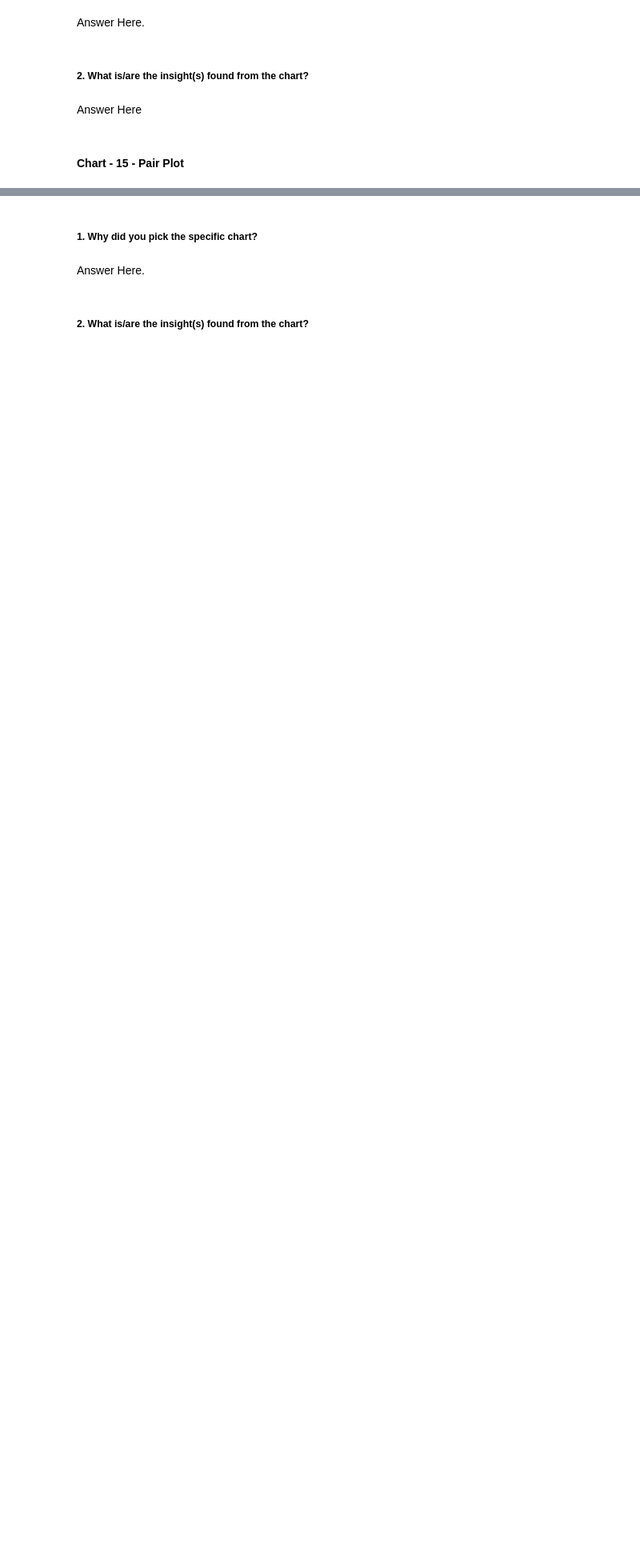
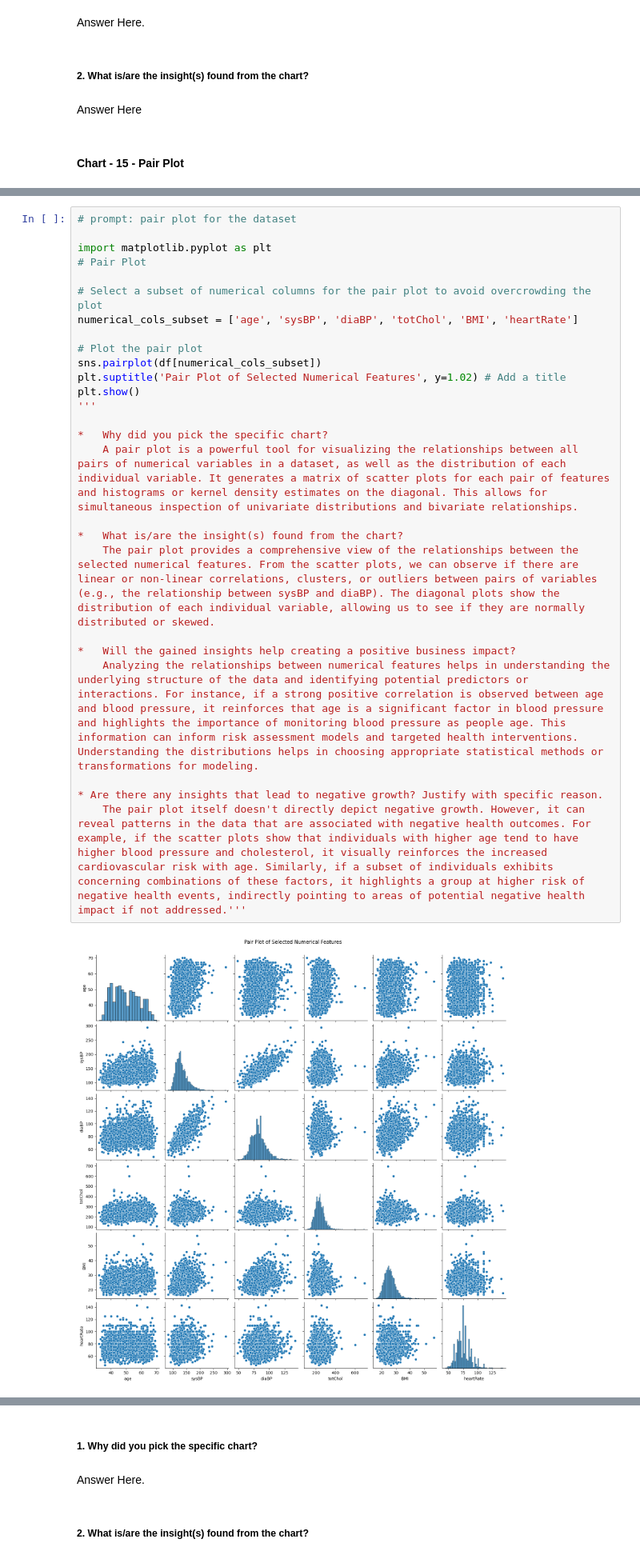
Before and after one commit to akshat-diwan/Classification_Project, a Jupyter notebook: Cardiovascular_Risk_Prediction.ipynb, the cells around one changed output, grey strips where cells are left out. Shown at 80% size. Saved outputs shown, nothing was run; the diff lists cells and outputs as text; blank space fills up the shorter version.

```diff
--- a/Cardiovascular_Risk_Prediction.ipynb
+++ b/Cardiovascular_Risk_Prediction.ipynb
@@ -661,0 +770,28 @@ Answer Here
+# %%
+# prompt: pair plot for the dataset
+
+import matplotlib.pyplot as plt
+# Pair Plot
+
+# Select a subset of numerical columns for the pair plot to avoid overcrowding the plot
+numerical_cols_subset = ['age', 'sysBP', 'diaBP', 'totChol', 'BMI', 'heartRate']
+
+# Plot the pair plot
+sns.pairplot(df[numerical_cols_subset])
+plt.suptitle('Pair Plot of Selected Numerical Features', y=1.02) # Add a title
+plt.show()
+'''
+
+*   Why did you pick the specific chart?
+    A pair plot is a powerful tool for visualizing the relationships between all pairs of numerical variables in a dataset, as well as the distribution of each individual variable. It generates a matrix of scatter plots for each pair of features and histograms or kernel density estimates on the diagonal. This allows for simultaneous inspection of univariate distributions and bivariate relationships.
+
+*   What is/are the insight(s) found from the chart?
+    The pair plot provides a comprehensive view of the relationships between the selected numerical features. From the scatter plots, we can observe if there are linear or non-linear correlations, clusters, or outliers between pairs of variables (e.g., the relationship between sysBP and diaBP). The diagonal plots show the distribution of each individual variable, allowing us to see if they are normally distributed or skewed.
+
+*   Will the gained insights help creating a positive business impact?
+    Analyzing the relationships between numerical features helps in understanding the underlying structure of the data and identifying potential predictors or interactions. For instance, if a strong positive correlation is observed between age and blood pressure, it reinforces that age is a significant factor in blood pressure and highlights the importance of monitoring blood pressure as people age. This information can inform risk assessment models and targeted health interventions. Understanding the distributions helps in choosing appropriate statistical methods or transformations for modeling.
+
+* Are there any insights that lead to negative growth? Justify with specific reason.
+    The pair plot itself doesn't directly depict negative growth. However, it can reveal patterns in the data that are associated with negative health outcomes. For example, if the scatter plots show that individuals with higher age tend to have higher blood pressure and cholesterol, it visually reinforces the increased cardiovascular risk with age. Similarly, if a subset of individuals exhibits concerning combinations of these factors, it highlights a group at higher risk of negative health events, indirectly pointing to areas of potential negative health impact if not addressed.'''
+# %% [output]
+[figure, added]
```
Also changed, not shown: parts of 39 cells of this notebook.
